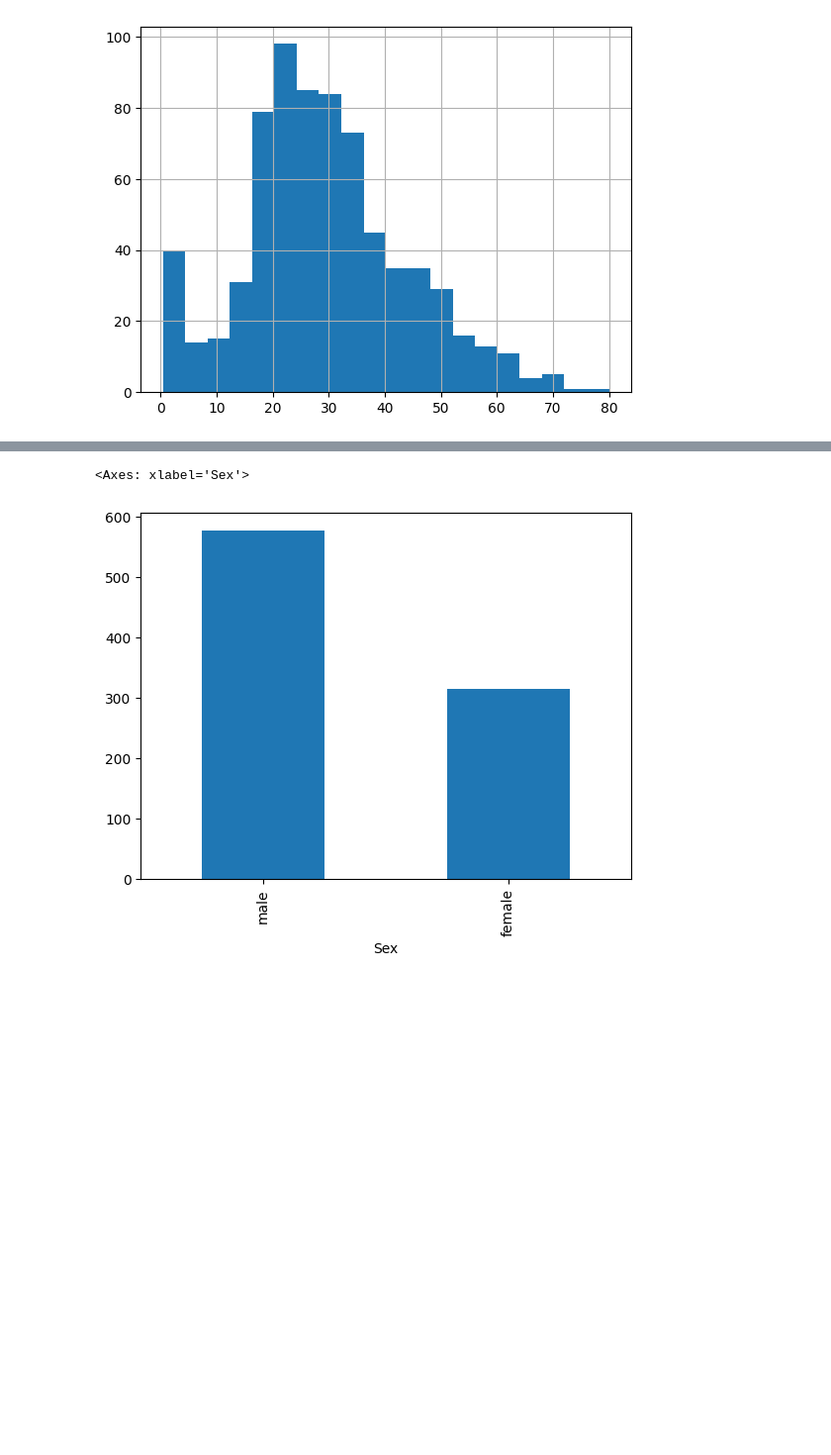
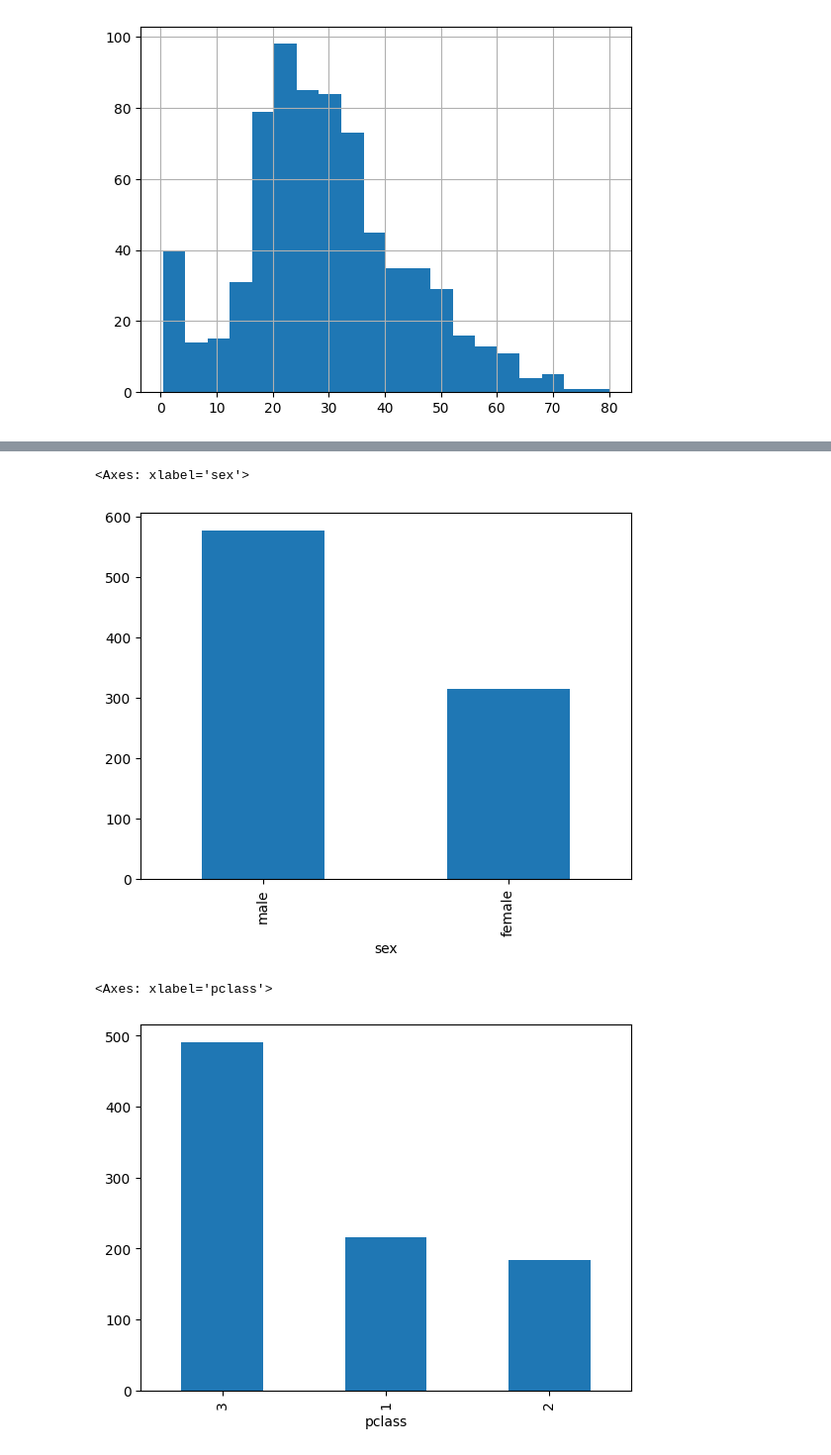
Before and after one commit to nemesisrc/tensorflow2.0-tutorial, a Jupyter notebook: module-03.ipynb, the cells around one changed output, grey strips where cells are left out. Shown: that part at 99% size. Cells and saved outputs as stored; diff of their text form; code cells hidden in the pictures; blank space fills up the shorter version.

```diff
--- a/module-03.ipynb
+++ b/module-03.ipynb
@@ -135,4 +139,6 @@ data.describe()
 | 50% | 446.000000 | 0.000000 | 3.000000 | 28.000000 | 0.000000 | 0.000000 | 14.454200 |
 | 75% | 668.500000 | 1.000000 | 3.000000 | 38.000000 | 1.000000 | 0.000000 | 31.000000 |
 | max | 891.000000 | 1.000000 | 3.000000 | 80.000000 | 8.000000 | 6.000000 | 512.329200 |
+# %%
+data.columns = data.columns.str.lower()
 # %%
@@ -148,6 +154,11 @@ data['Sex'].value_counts().plot(kind='barh')
 [figure]
 # %%
-data['Sex'].value_counts().plot(kind='bar')
+data['sex'].value_counts().plot(kind='bar')
 # %% [output]
-<Axes: xlabel='Sex'>
+<Axes: xlabel='sex'>
 [figure]
+# %%
+data['pclass'].value_counts().plot(kind='bar')
+# %% [output]
+<Axes: xlabel='pclass'>
+[figure, added]
```
Also changed, not shown: parts of 5 cells of this notebook, 1 other file.
